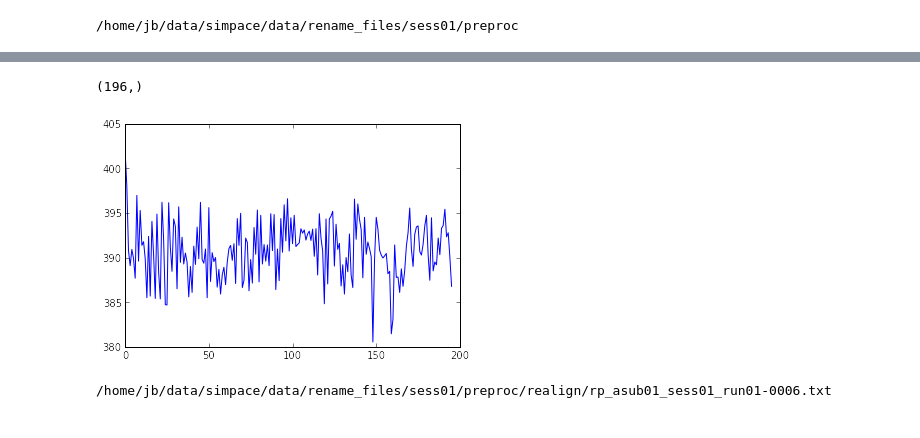
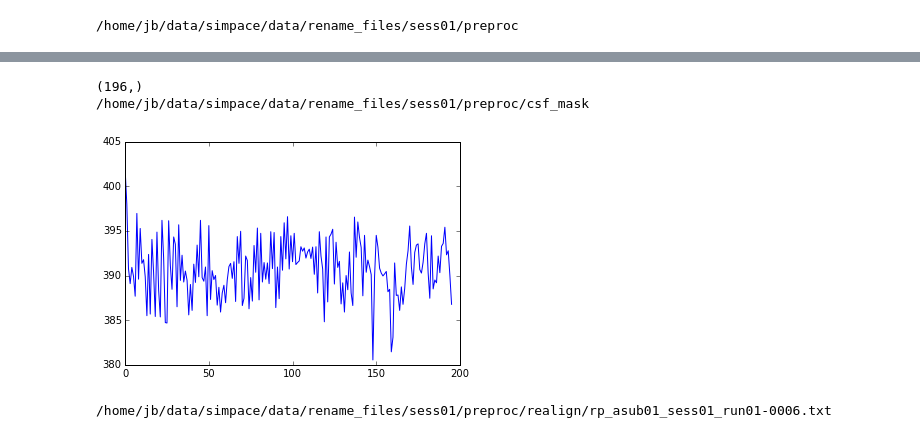
Before and after one commit to simpace/processing-scripts, a Jupyter notebook: preproc2correlation.ipynb, the cells around one changed output, grey strips where cells are left out. Cells and saved outputs as stored; diff of their text form; code cells hidden in the pictures.

```diff
--- a/preproc2correlation.ipynb
+++ b/preproc2correlation.ipynb
@@ -210,10 +212,12 @@ int8
 # %%
 csf_sig, csf_iss, csf_inf = ucr.extract_signals(DCSF, 'csf_map_final.nii.gz', run0_4d)
 plt.plot(csf_sig['csf_map_final.nii'])
-csf_sig['csf_map_final.nii'].shape
+print(csf_sig['csf_map_final.nii'].shape)
+print(DCSF)
 # %% [output]
 (196,)
+/home/jb/data/simpace/data/rename_files/sess01/preproc/csf_mask
-[figure, old version]
+[figure, new version]
 # %%
 # load mvt parameters
 DREALIGN = osp.join(DDIR, 'realign')
```
Also changed, not shown: parts of 36 cells of this notebook, 3 other files.
